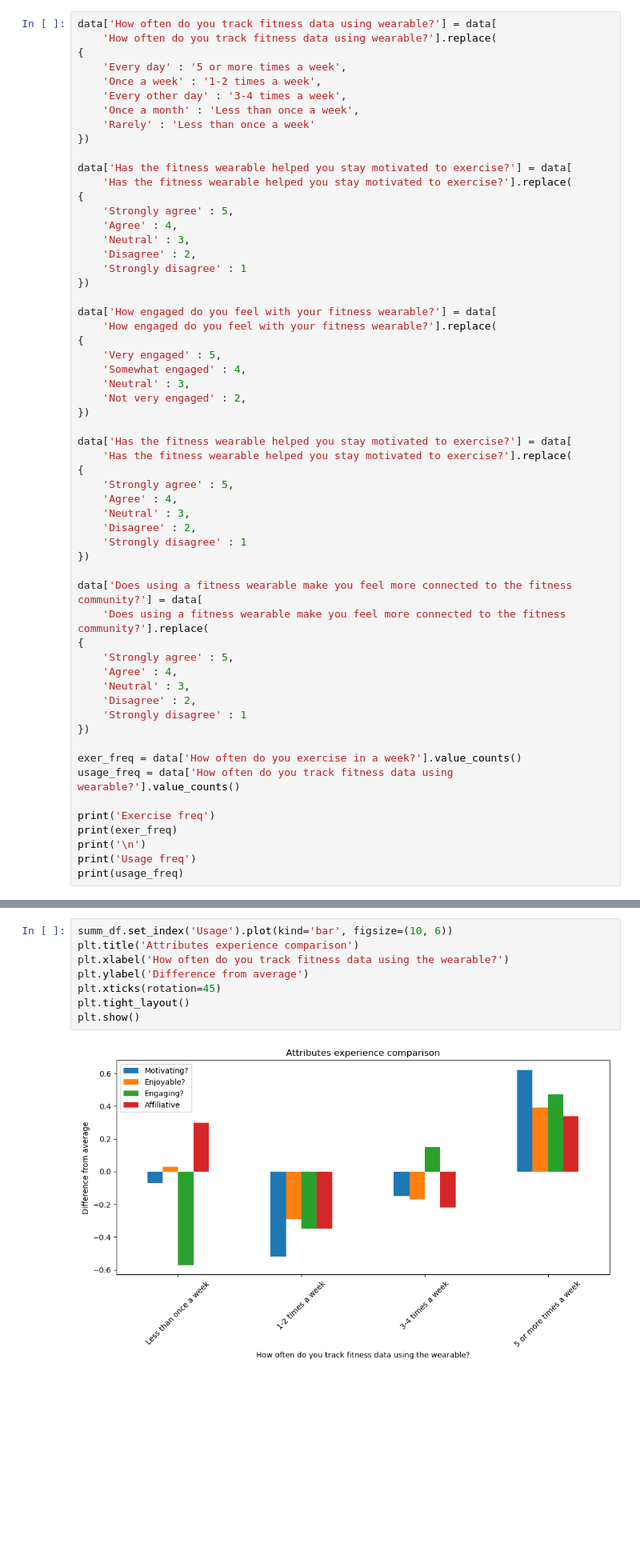
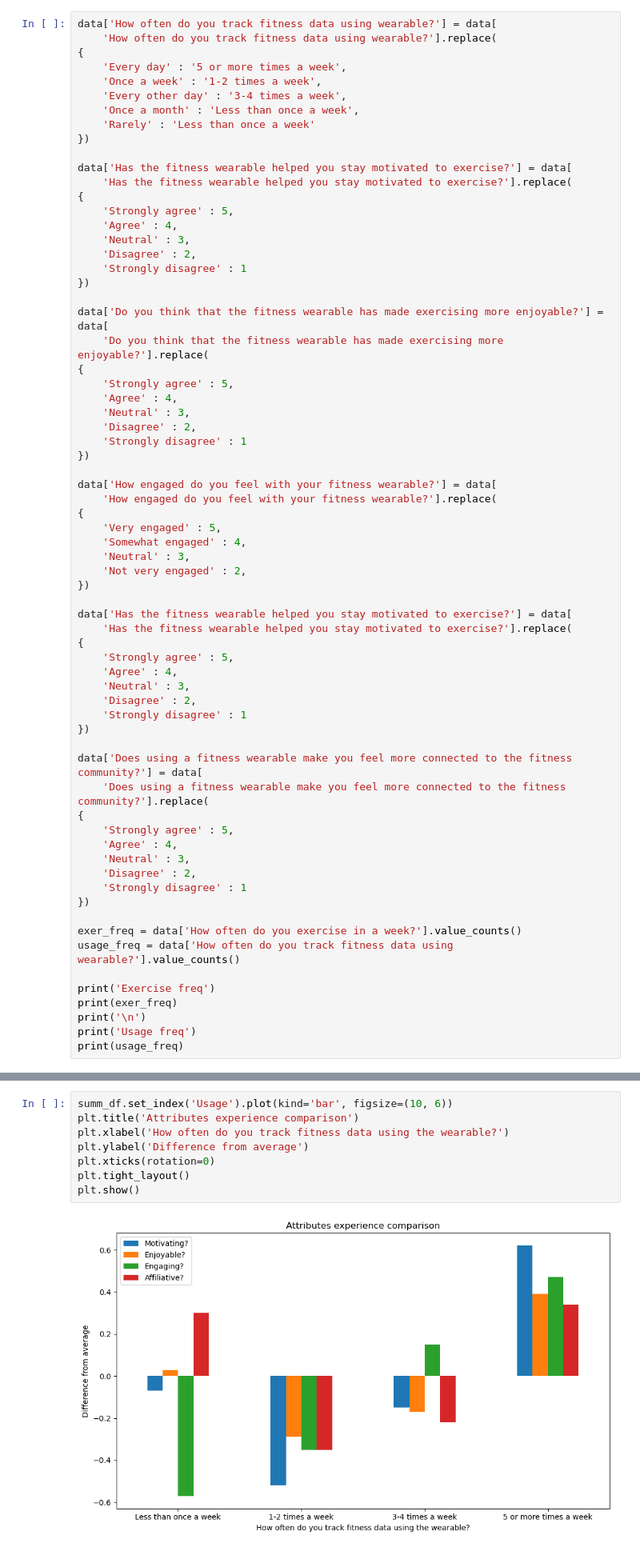
Before and after one commit to MichaelBermas/JupyterPG, a Jupyter notebook: Consumer Behavior 1.ipynb, the cells around one changed output, grey strips where cells are left out. Shown at 80% size. Saved outputs shown, nothing was run; the diff lists cells and outputs as text; blank space fills up the shorter version.

```diff
--- a/Consumer Behavior 1.ipynb
+++ b/Consumer Behavior 1.ipynb
@@ -18,6 +18,16 @@ data['How often do you track fitness data using wearable?'] = data[
 
 data['Has the fitness wearable helped you stay motivated to exercise?'] = data[
     'Has the fitness wearable helped you stay motivated to exercise?'].replace(
+{
+    'Strongly agree' : 5,
+    'Agree' : 4,
+    'Neutral' : 3,
+    'Disagree' : 2,
+    'Strongly disagree' : 1
+})
+
+data['Do you think that the fitness wearable has made exercising more enjoyable?'] = data[
+    'Do you think that the fitness wearable has made exercising more enjoyable?'].replace(
 {
     'Strongly agree' : 5,
     'Agree' : 4,
@@ -169,13 +153,13 @@ Attribute differences from total_average
 # %%
 summ_df.set_index('Usage').plot(kind='bar', figsize=(10, 6))
 plt.title('Attributes experience comparison')
 plt.xlabel('How often do you track fitness data using the wearable?')
 plt.ylabel('Difference from average')
-plt.xticks(rotation=45)
+plt.xticks(rotation=0)
 plt.tight_layout()
 plt.show()
 # %% [output]
-[figure, old version]
+[figure, new version]
 # %%
 age_set = set()
 for x in data['What is your age?']:
```
Also changed, not shown: parts of 15 cells of this notebook.
